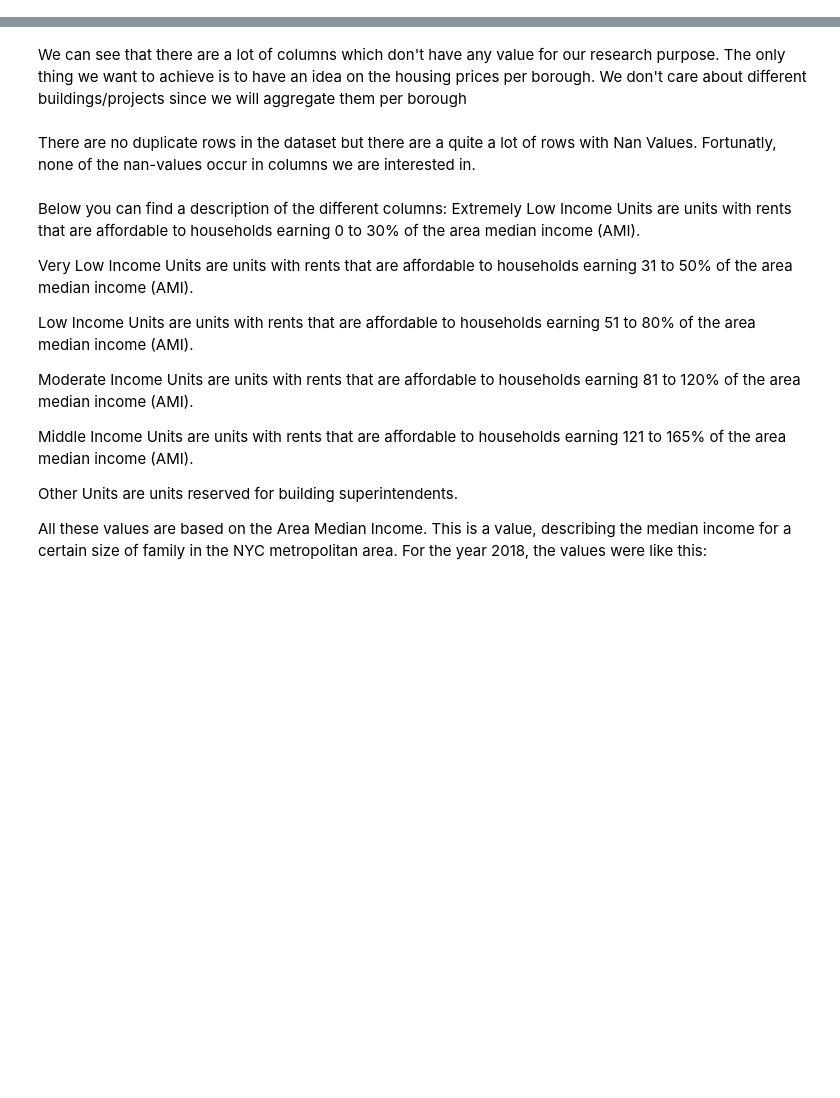
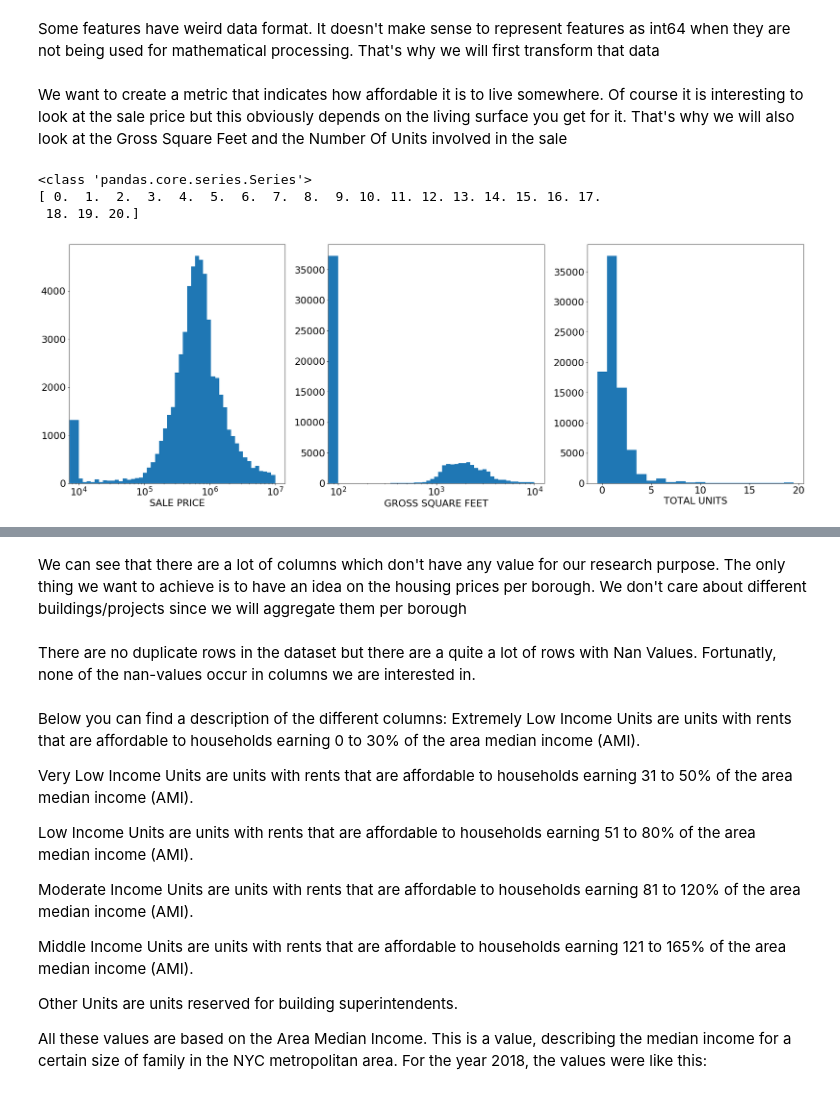
Before and after one commit to ThibauldBraet/Whos-your-data, a Jupyter notebook: Housing.ipynb, the cells around one changed output, grey strips where cells are left out. Cells and saved outputs as stored; diff of their text form; code cells hidden in the pictures; blank space fills up the shorter version.

```diff
--- a/Housing.ipynb
+++ b/Housing.ipynb
@@ -128,0 +34,3 @@ class Choropleth(folium.map.FeatureGroup)
+# %%
+#Read data from csv
+df = pd.read_csv('./data/rollingsales_NYC.xls')
@@ -128,0 +58,47 @@ class Choropleth(folium.map.FeatureGroup)
+# %% [markdown]
+Some features have weird data format. It doesn't make sense to represent features as int64 when they are not being used for mathematical processing. That's why we will first transform that data
+# %%
+df = df.astype({"BLOCK": str, "LOT": str, "ZIP CODE": str, "TAX CLASS AT TIME OF SALE": str});
+
+id_borough = {1: "Manhattan", 2: "Bronx", 3:"Brooklyn", 4:"Queens", 5:"Staten Island"}
+df = df.replace({"BOROUGH": id_borough})
+# %% [markdown]
+We want to create a metric that indicates how affordable it is to live somewhere. Of course it is interesting to look at the sale price but this obviously depends on the living surface you get for it. That's why we will also look at the Gross Square Feet and the Number Of Units involved in the sale
+# %%
+ignore_zero = True
+
+print(type(df['SALE PRICE']>0))
+def log_bins(min_log=0, max_log=10, zero=True):
+    bins_temp = np.linspace(1,9, num=9)
+    bins = np.array([])
+    for i in range(min_log, max_log):
+        bins = np.append(bins, bins_temp*np.power(10,i))
+    if(zero):
+        bins = np.insert(bins, 0, 0, axis=0)
+    return bins
+
+plt.rcParams.update({'font.size': 22})
+plt.figure(figsize=(30,10))
+plt.subplot(1,3,1)
+plt.hist(df[df['SALE PRICE']>0 ]['SALE PRICE'], bins = np.insert(np.logspace(4, 7, 50), 0,0, axis=0))
+# plt.hist(df['SALE PRICE'], bins = log_bins(0,10,True));
+plt.xscale("log");
+plt.xlabel("SALE PRICE");
+
+plt.subplot(1,3,2)
+plt.hist(df['GROSS SQUARE FEET'], bins = np.insert(np.logspace(2, 4, 50), 0,0, axis=0))
+# plt.hist(df['GROSS SQUARE FEET'], bins = log_bins(0,6,True));
+plt.xscale("log");
+plt.xlabel("GROSS SQUARE FEET");
+
+plt.subplot(1,3,3)
+plt.hist(df['TOTAL UNITS'], bins = np.insert(np.linspace(0, 20, 21), 0,0, axis=0), align='left');
+print(np.linspace(0,20,21))
+# plt.hist(df['TOTAL UNITS'], bins = log_bins(0,2,True));
+#plt.xscale("log");
+plt.xlabel("TOTAL UNITS");
+# %% [output]
+<class 'pandas.core.series.Series'>
+[ 0.  1.  2.  3.  4.  5.  6.  7.  8.  9. 10. 11. 12. 13. 14. 15. 16. 17.
+ 18. 19. 20.]
+[figure, added]
```
Also changed, not shown: parts of 31 cells of this notebook, 1 other file.
